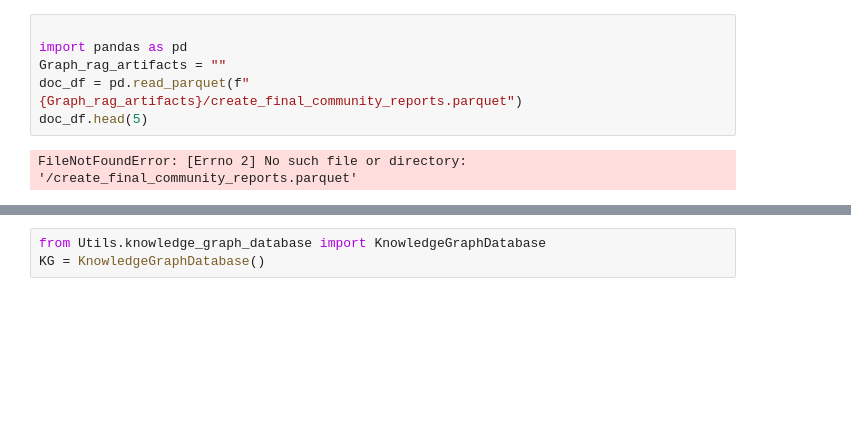
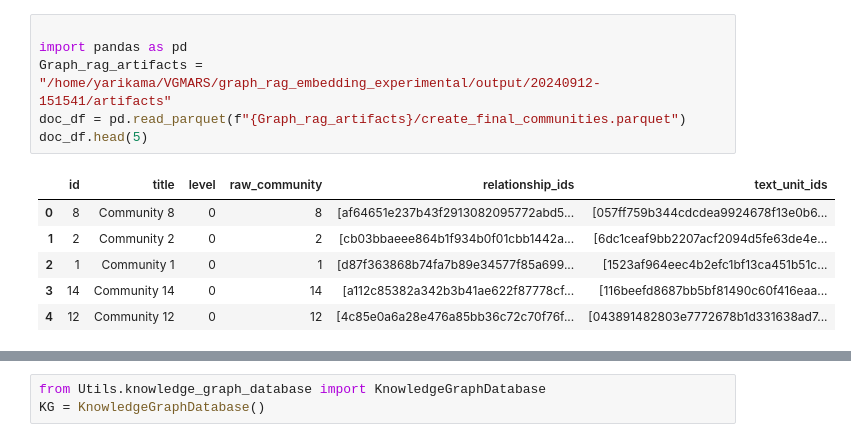
Before and after one commit to yarikama/Agentic-Advanced-RAG, a Jupyter notebook: src/test_neo4j.ipynb, the cells around one changed output, grey strips where cells are left out. Drawn from its saved outputs; the diff is of its cells as text; blank space fills up the shorter version.

```diff
--- a/src/test_neo4j.ipynb
+++ b/src/test_neo4j.ipynb
@@ -1,11 +1,16 @@
 # %%
 
 import pandas as pd
-Graph_rag_artifacts = ""
-doc_df = pd.read_parquet(f"{Graph_rag_artifacts}/create_final_community_reports.parquet")
+Graph_rag_artifacts = "/home/yarikama/VGMARS/graph_rag_embedding_experimental/output/20240912-151541/artifacts"
+doc_df = pd.read_parquet(f"{Graph_rag_artifacts}/create_final_communities.parquet")
 doc_df.head(5)
 # %% [output]
-FileNotFoundError: [Errno 2] No such file or directory: '/create_final_community_reports.parquet'
+|  | id | title | level | raw_community | relationship_ids | text_unit_ids |
+| 0 | 8 | Community 8 | 0 | 8 | [af64651e237b43f2913082095772abd5... | [057ff759b344cdcdea9924678f13e0b6... |
+| 1 | 2 | Community 2 | 0 | 2 | [cb03bbaeee864b1f934b0f01cbb1442a... | [6dc1ceaf9bb2207acf2094d5fe63de4e... |
+| 2 | 1 | Community 1 | 0 | 1 | [d87f363868b74fa7b89e34577f85a699... | [1523af964eec4b2efc1bf13ca451b51c... |
+| 3 | 14 | Community 14 | 0 | 14 | [a112c85382a342b3b41ae622f87778cf... | [116beefd8687bb5bf81490c60f416eaa... |
+| 4 | 12 | Community 12 | 0 | 12 | [4c85e0a6a28e476a85bb36c72c70f76f... | [043891482803e7772678b1d331638ad7... |
 # %%
 text_df = pd.read_parquet(f"{Graph_rag_artifacts}/create_final_documents.parquet")
 text_df.head(10)
```
Also changed, not shown: parts of 6 cells of this notebook, 2 other files.
